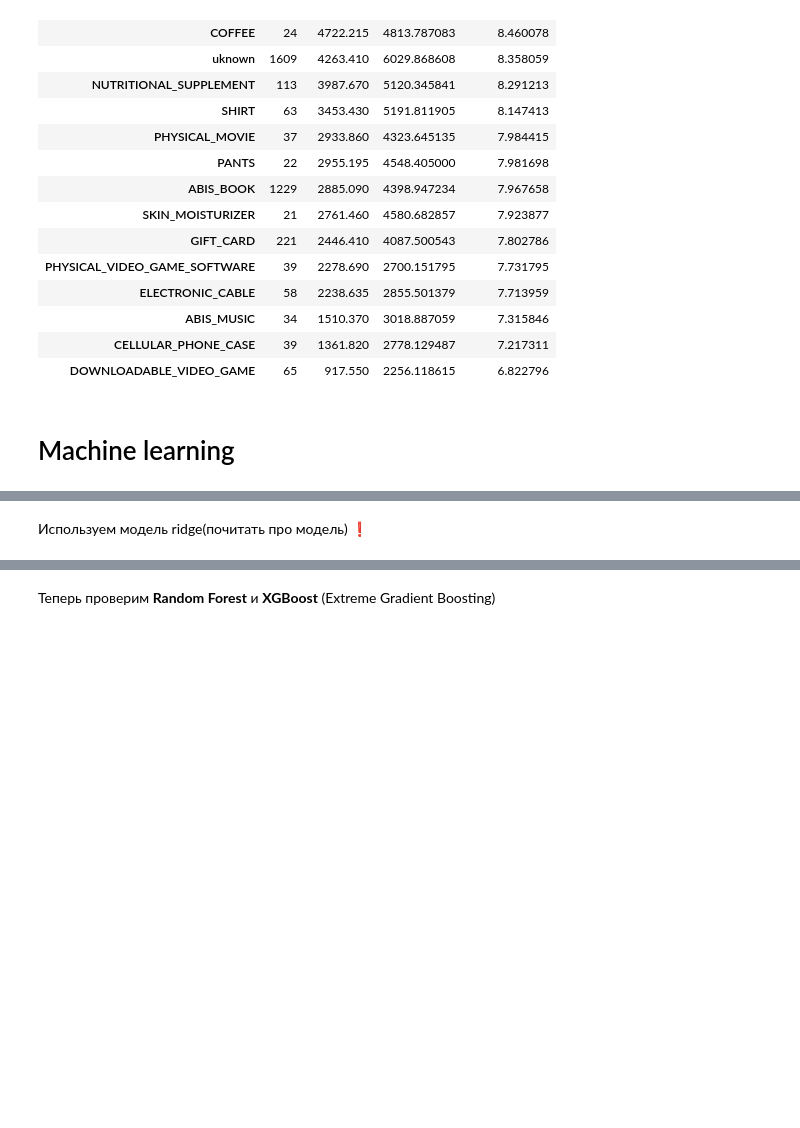
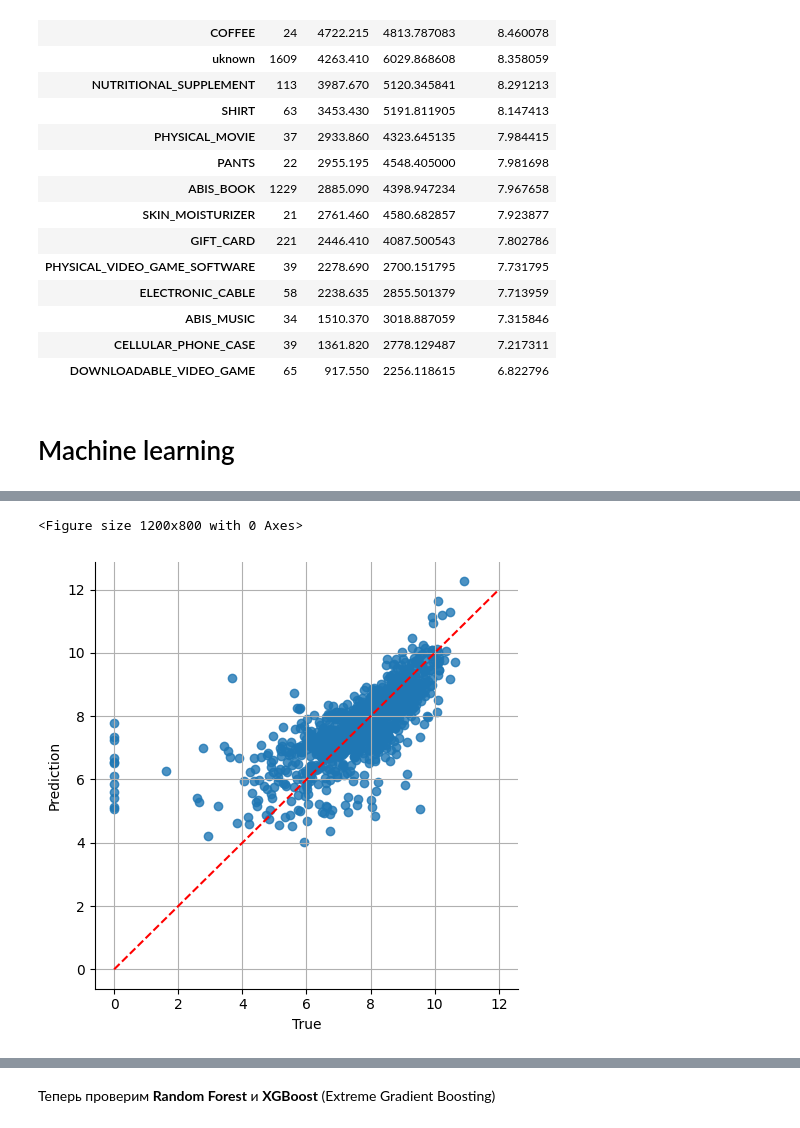
Before and after one commit to arlinrus/vkr, a Jupyter notebook: diplom.ipynb, the cells around one changed output, grey strips where cells are left out. Drawn from its saved outputs; the diff is of its cells as text; code cells hidden in the pictures; blank space fills up the shorter version.

```diff
--- a/diplom.ipynb
+++ b/diplom.ipynb
@@ -720,4 +727,18 @@ Dummy Regressor — базовая модель, которая предсказ
+# %%
+cat_encoder = CatBoostEncoder(cols=['top_category'])
+
+X_train_cat = cat_encoder.fit_transform(
+    X_train[['top_category']],
+    y_train
+)
+
+X_test_cat = cat_encoder.transform(
+    X_test[['top_category']]
+)
+# %%
+X_train = pd.concat([X_train_num, X_train_cat], axis=1)
+X_test = pd.concat([X_test_num, X_test_cat], axis=1)
 # %%
-dummy_clf = DummyRegressor(strategy="median")
-dummy_clf.fit(X_train, y_train)
-y_pred_dummy = dummy_clf.predict(X_test)
+dm = DummyRegressor()
+dm.fit(X_train, y_train)
+y_pred_dummy = dm.predict(X_test)
@@ -729,11 +757,4 @@ y_pred_dummy = dummy_clf.predict(X_test)
 # %%
 lr = LinearRegression()
-
-
-good_pipe = Pipeline([
-    ("scaler", StandardScaler()),
-    ("lr", lr)
-])
-
-good_pipe.fit(X_train, y_train)
-y_preds_lr = good_pipe.predict(X_test)
+lr.fit(X_train, y_train)
+y_pred_lr = lr.predict(X_test)
@@ -758,2 +822,5 @@ make_graph(y_test, y_pred_dummy, name='dummy')
 # %%
-make_graph(y_test, y_preds_lr, name='Linear Regression')
+make_graph(y_test, y_pred_lr, name='Linear Regression')
+# %% [output]
+<Figure size 1200x800 with 0 Axes>
+[figure, added]
@@ -766,2 +826,0 @@ print(f'R2 for Linear regression: {r2_score(y_test, y_preds_lr)}')
-# %% [markdown]
-Используем модель ridge(почитать про модель) ❗
```
Also changed, not shown: parts of 33 cells of this notebook.
